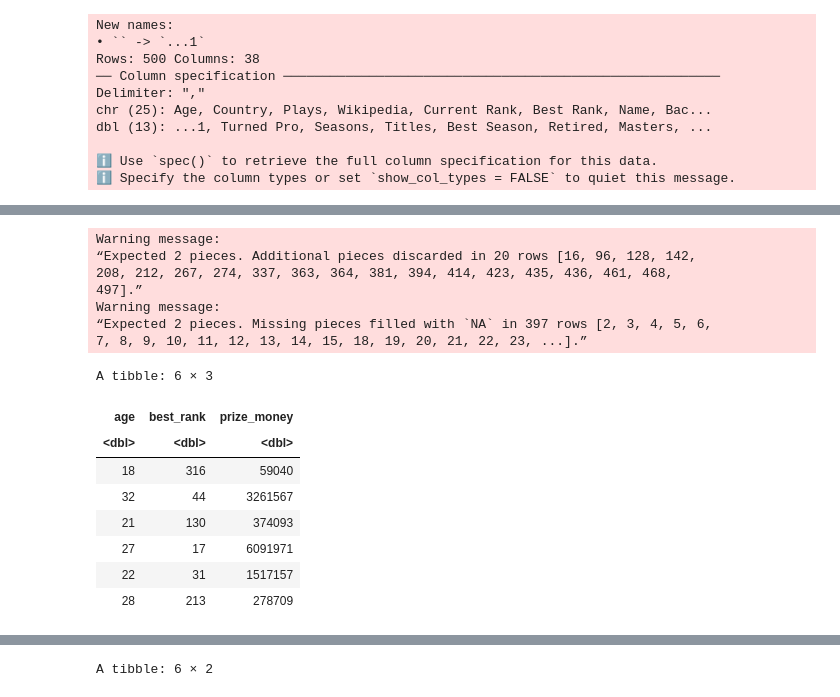
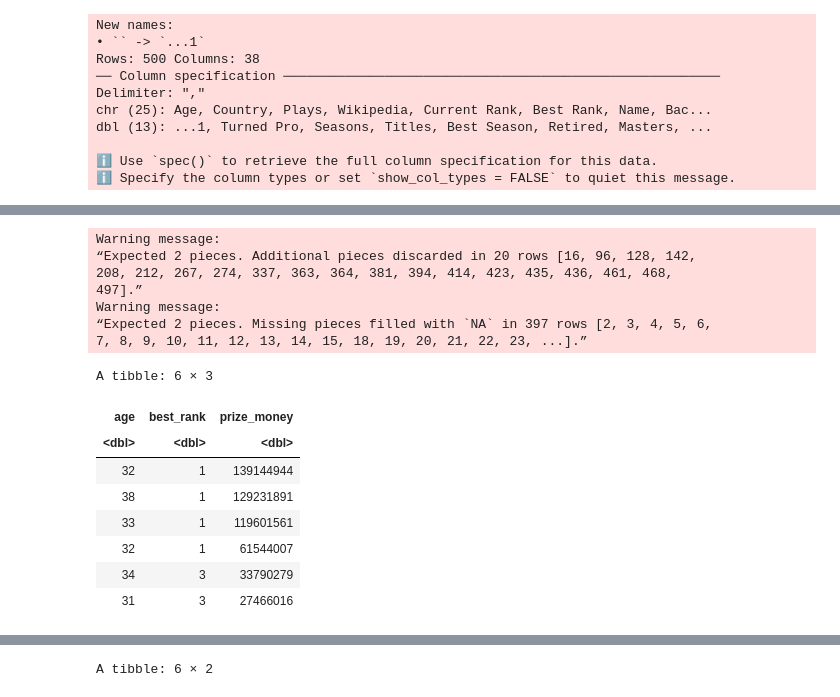
Before and after one commit to Myralalala/group15, a Jupyter notebook: report_group15.ipynb, the cells around one changed output, grey strips where cells are left out. Drawn from its saved outputs; the diff is of its cells as text; code cells hidden in the pictures.

```diff
--- a/report_group15.ipynb
+++ b/report_group15.ipynb
@@ -78,37 +78,38 @@ A tibble: 6 × 38
 # %%
 #Tidying and wrangling the data
 tennis_data_tidy <- tennis_data |>
         separate(col = age,
                  into = c("age", "Birthdate"),
                  sep = " ") |>
         separate(col = best_rank,
                  into = c("best_rank", "best_rank_date"),
                  sep = " ") |>
         separate(col = prize_money,
                  into = c("currency", "prize_money"),
                  sep = "\\$") |>
         separate(col = prize_money,  #This separate function removes the prize money annotation on highest all-time earning
                 into = c("prize_money", "money_information"),
                 sep = " ") |>
         mutate(age = as.double(age), best_rank = as.double(best_rank), prize_money = as.double(gsub(",", "", prize_money))) |>
         select(age, best_rank, prize_money) |>
-        filter(prize_money != "NA")
+        filter(prize_money != "NA") |>
+        arrange(desc(prize_money))
 
 head(tennis_data_tidy)
 # %% [output]
 Warning message:
 “Expected 2 pieces. Additional pieces discarded in 20 rows [16, 96, 128, 142,
 208, 212, 267, 274, 337, 363, 364, 381, 394, 414, 423, 435, 436, 461, 468,
 497].”
 Warning message:
 “Expected 2 pieces. Missing pieces filled with `NA` in 397 rows [2, 3, 4, 5, 6,
 7, 8, 9, 10, 11, 12, 13, 14, 15, 18, 19, 20, 21, 22, 23, ...].”
 A tibble: 6 × 3
 | age | best_rank | prize_money |
 | <dbl> | <dbl> | <dbl> |
-| 18 | 316 | 59040 |
-| 32 | 44 | 3261567 |
-| 21 | 130 | 374093 |
-| 27 | 17 | 6091971 |
-| 22 | 31 | 1517157 |
-| 28 | 213 | 278709 |
+| 32 | 1 | 139144944 |
+| 38 | 1 | 129231891 |
+| 33 | 1 | 119601561 |
+| 32 | 1 | 61544007 |
+| 34 | 3 | 33790279 |
+| 31 | 3 | 27466016 |
```
Also changed, not shown: parts of 4 cells of this notebook.
